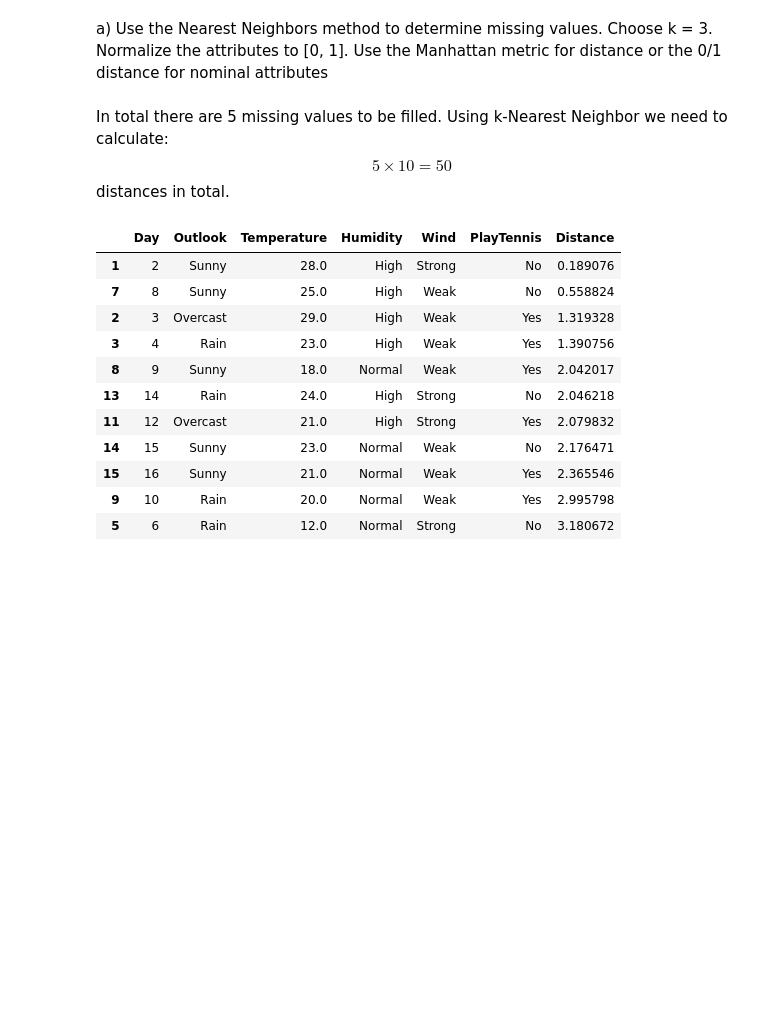
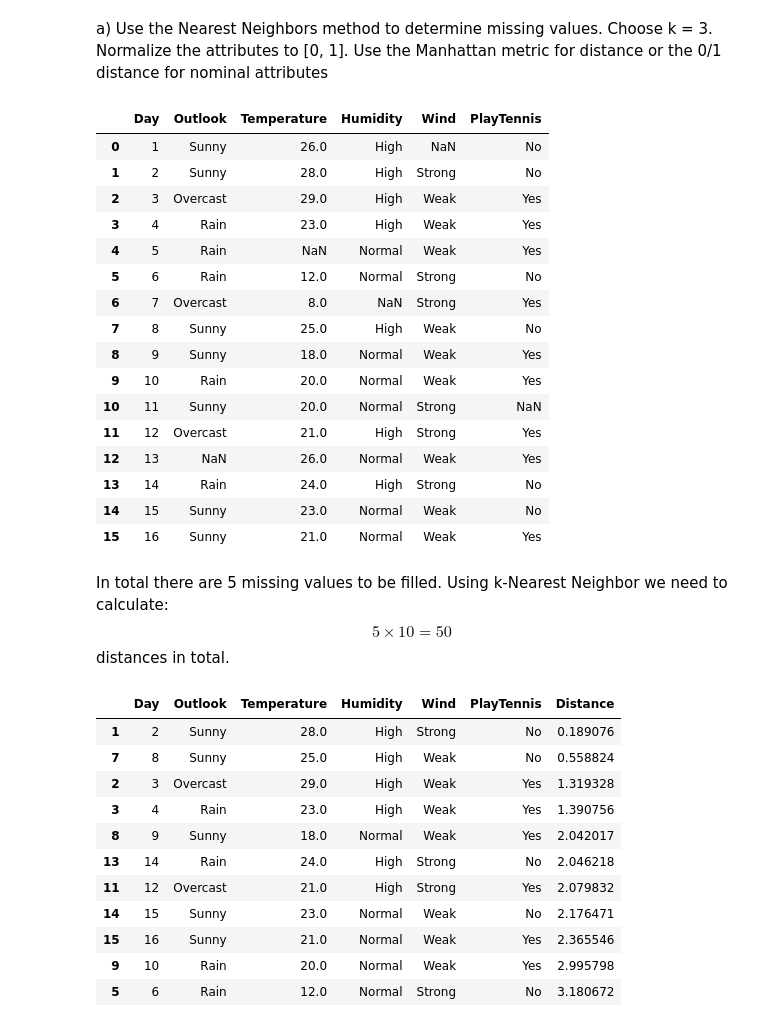
Before and after one commit to SAutum/ai-ds, a Jupyter notebook: ml/hongli/sheet_06/exercise_06.ipynb, the cells around one changed output. Cells and saved outputs as stored; diff of their text form; code cells hidden in the pictures; blank space fills up the shorter version.

```diff
--- a/ml/hongli/sheet_06/exercise_06.ipynb
+++ b/ml/hongli/sheet_06/exercise_06.ipynb
@@ -7,6 +7,26 @@ import pandas as pd
 df = pd.read_csv("../../original_files/exercises/Sheet 6/data.csv", delimiter=",")
 df.isna().sum()
 df.Day = df.Day.str.replace("D", "").astype(int)
+# %%
+df
+# %% [output]
+|  | Day | Outlook | Temperature | Humidity | Wind | PlayTennis |
+| 0 | 1 | Sunny | 26.0 | High | NaN | No |
+| 1 | 2 | Sunny | 28.0 | High | Strong | No |
+| 2 | 3 | Overcast | 29.0 | High | Weak | Yes |
+| 3 | 4 | Rain | 23.0 | High | Weak | Yes |
+| 4 | 5 | Rain | NaN | Normal | Weak | Yes |
+| 5 | 6 | Rain | 12.0 | Normal | Strong | No |
+| 6 | 7 | Overcast | 8.0 | NaN | Strong | Yes |
+| 7 | 8 | Sunny | 25.0 | High | Weak | No |
+| 8 | 9 | Sunny | 18.0 | Normal | Weak | Yes |
+| 9 | 10 | Rain | 20.0 | Normal | Weak | Yes |
+| 10 | 11 | Sunny | 20.0 | Normal | Strong | NaN |
+| 11 | 12 | Overcast | 21.0 | High | Strong | Yes |
+| 12 | 13 | NaN | 26.0 | Normal | Weak | Yes |
+| 13 | 14 | Rain | 24.0 | High | Strong | No |
+| 14 | 15 | Sunny | 23.0 | Normal | Weak | No |
+| 15 | 16 | Sunny | 21.0 | Normal | Weak | Yes |
 # %% [markdown]
 In total there are 5 missing values to be filled.
 Using k-Nearest Neighbor we need to calculate:
```
Also changed, not shown: parts of 1 cell of this notebook.
